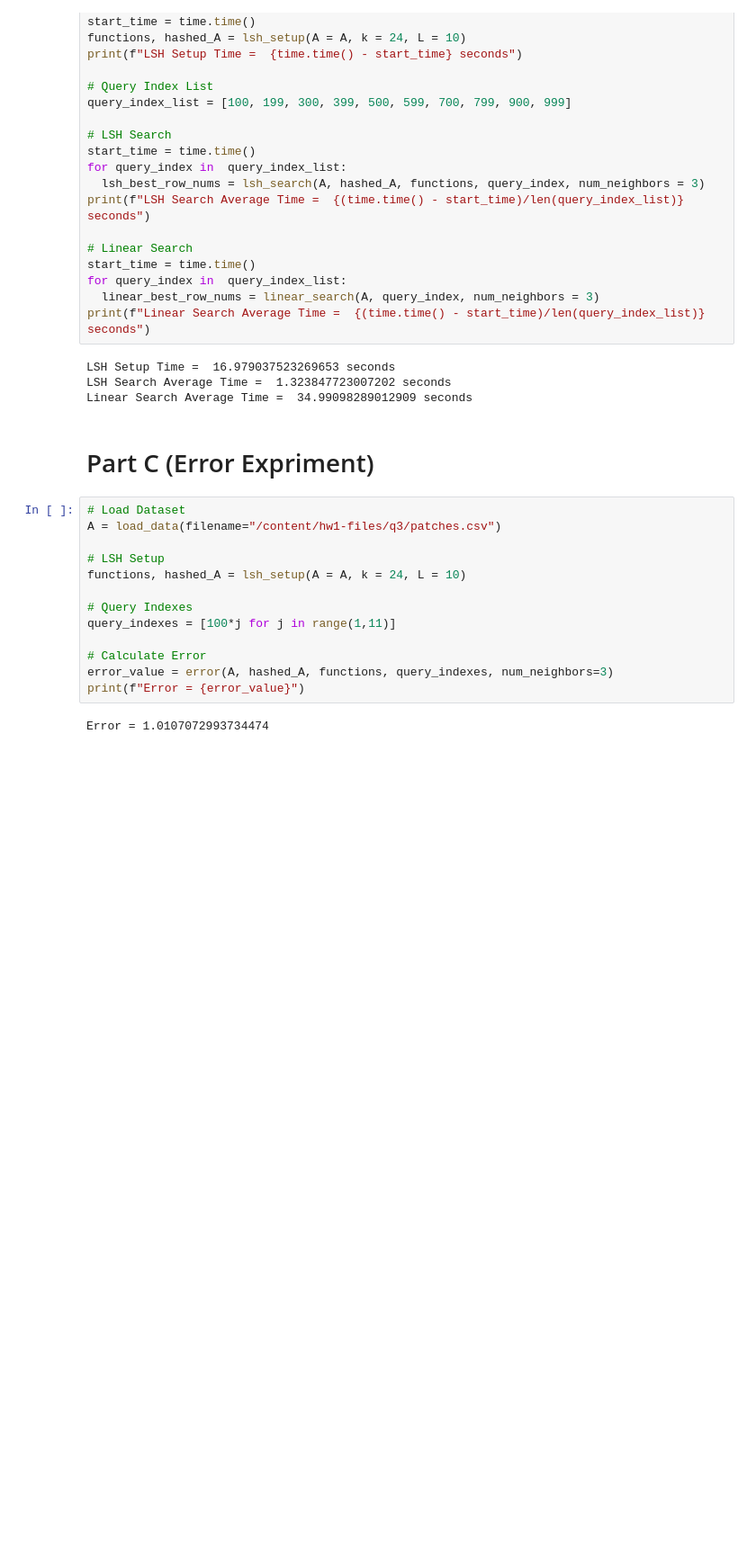
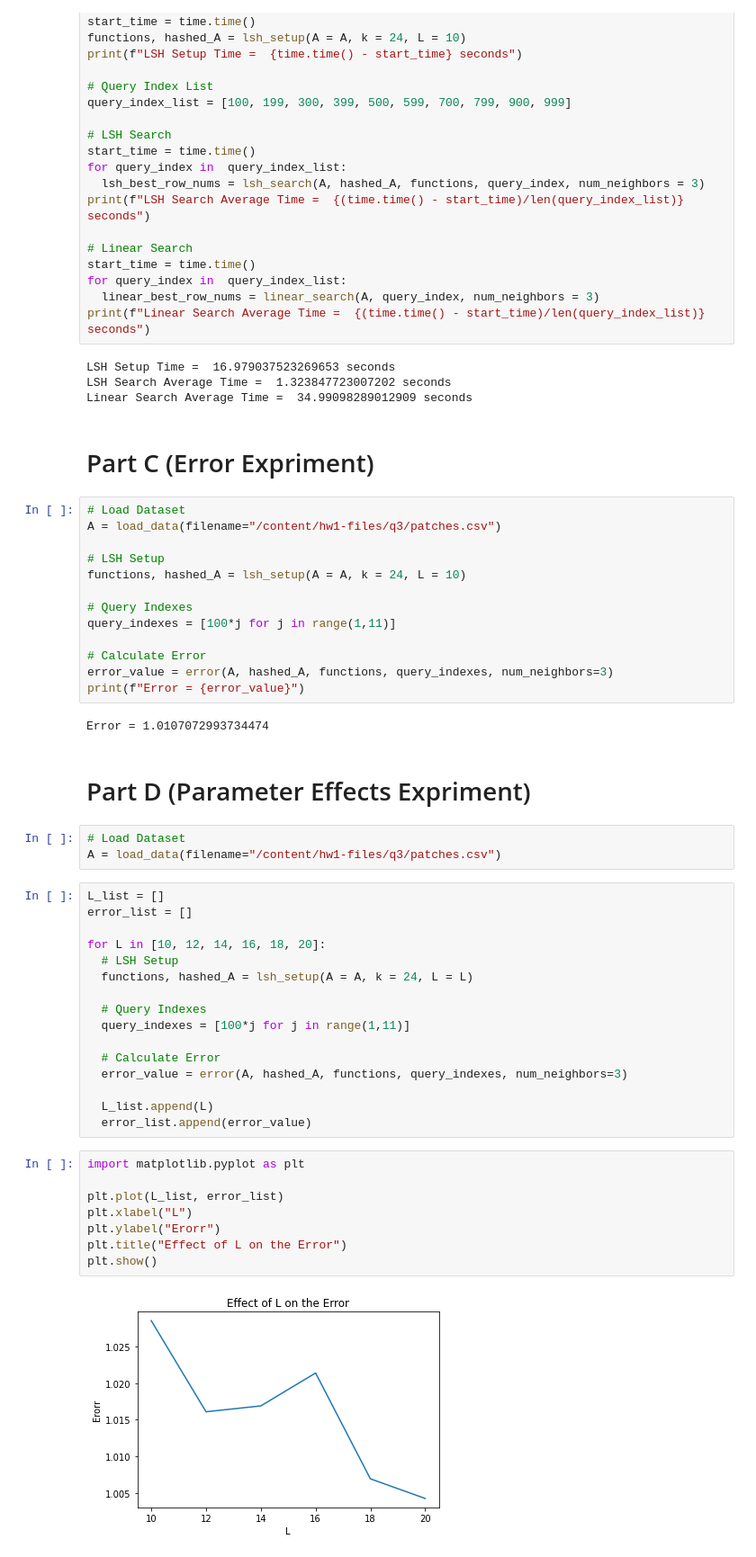
Before and after one commit to AUT-Student/BigData-HW1, a Jupyter notebook: BigData_HW1_Q3.ipynb, the cells around one changed output. Shown at 90% size. Drawn from its saved outputs; the diff is of its cells as text; blank space fills up the shorter version.

```diff
--- a/BigData_HW1_Q3.ipynb
+++ b/BigData_HW1_Q3.ipynb
@@ -233,3 +233,34 @@ error_value = error(A, hashed_A, functions, query_indexes, num_neighbors=3)
 print(f"Error = {error_value}")
 # %% [output]
 Error = 1.0107072993734474
+# %% [markdown]
+# Part D (Parameter Effects Expriment)
+# %%
+# Load Dataset
+A = load_data(filename="/content/hw1-files/q3/patches.csv")
+# %%
+L_list = []
+error_list = []
+
+for L in [10, 12, 14, 16, 18, 20]:
+  # LSH Setup
+  functions, hashed_A = lsh_setup(A = A, k = 24, L = L)
+
+  # Query Indexes
+  query_indexes = [100*j for j in range(1,11)]
+
+  # Calculate Error
+  error_value = error(A, hashed_A, functions, query_indexes, num_neighbors=3)
+
+  L_list.append(L)
+  error_list.append(error_value)
+# %%
+import matplotlib.pyplot as plt
+
+plt.plot(L_list, error_list)
+plt.xlabel("L")
+plt.ylabel("Erorr")
+plt.title("Effect of L on the Error")
+plt.show()
+# %% [output]
+[figure, added]
```
Also changed, not shown: parts of 5 cells of this notebook.
